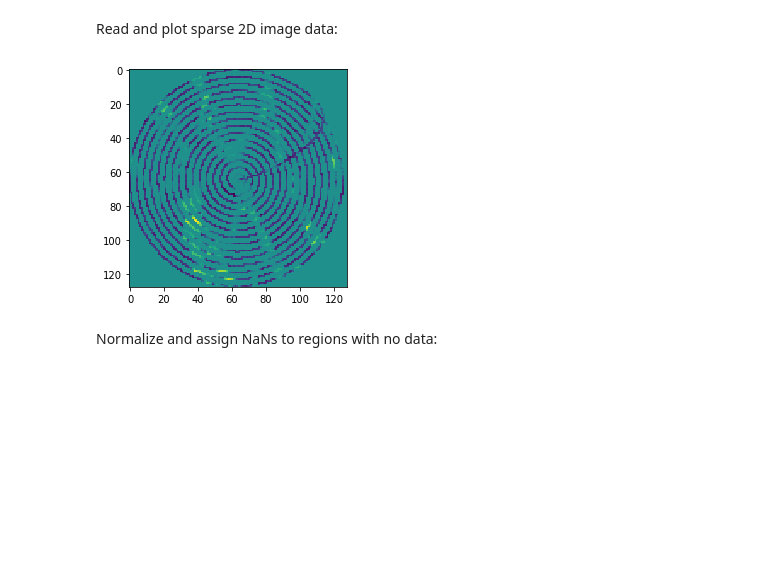
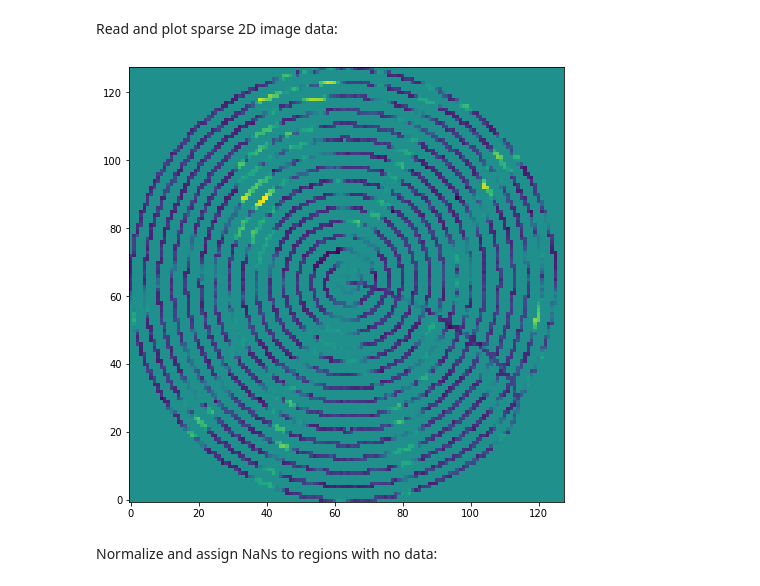
Before and after one commit to ziatdinovmax/GPim, a Jupyter notebook: examples/notebooks/GP_sparse2Dimages.ipynb, the cells around one changed output. Saved outputs shown, nothing was run; the diff lists cells and outputs as text; code cells hidden in the pictures; blank space fills up the shorter version.

```diff
--- a/examples/notebooks/GP_sparse2Dimages.ipynb
+++ b/examples/notebooks/GP_sparse2Dimages.ipynb
@@ -31,9 +32,10 @@ import torch
 Read and plot sparse 2D image data:
 # %%
 imgdata = np.load('spiral_scans_2d.npy')
-plt.imshow(imgdata);
+plt.figure(figsize=(8, 8))
+plt.imshow(imgdata, origin='bottom');
 # %% [output]
-[figure, old version]
+[figure, new version]
 # %% [markdown]
 Normalize and assign NaNs to regions with no data:
 # %%
```
Also changed, not shown: parts of 6 cells of this notebook.
